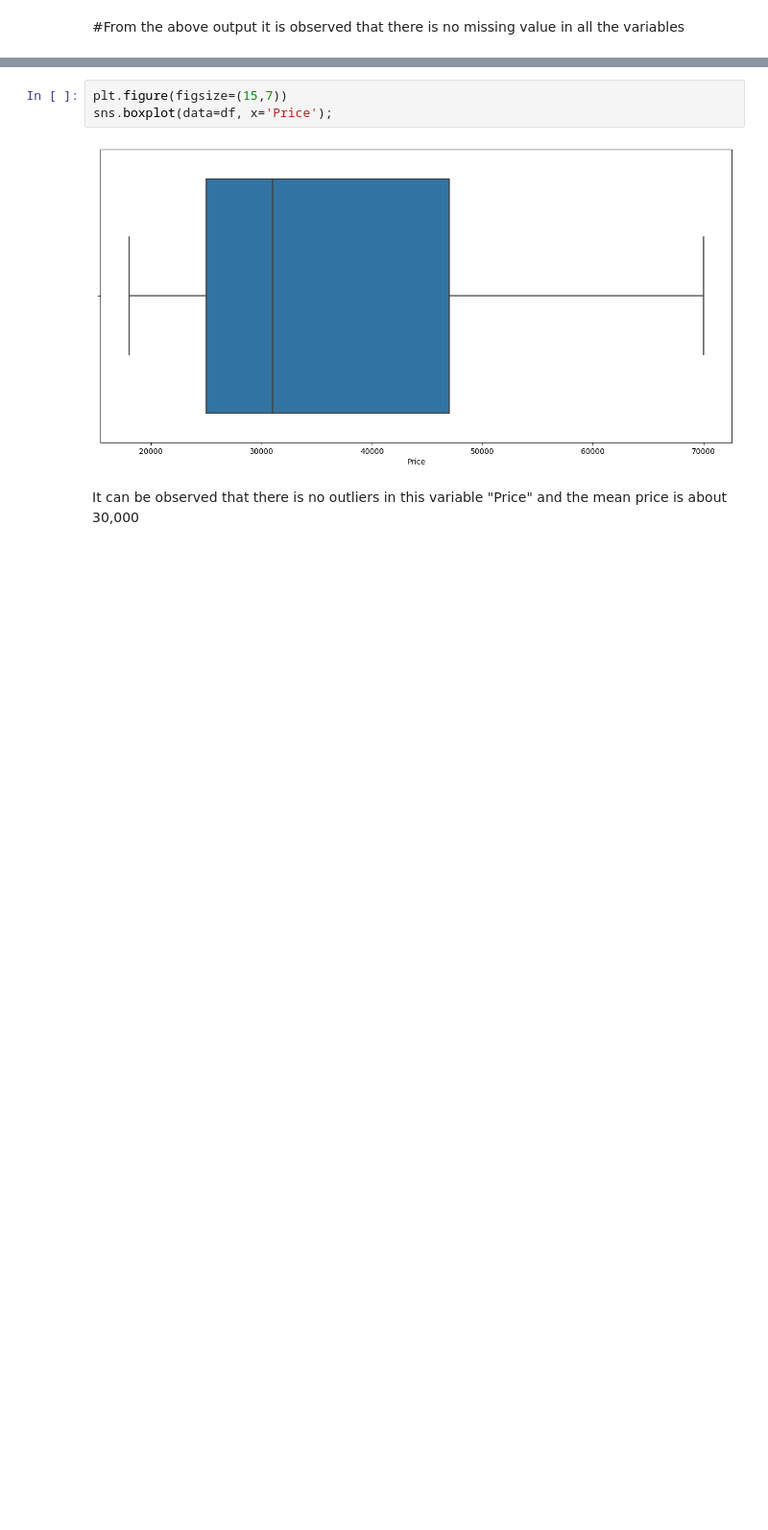
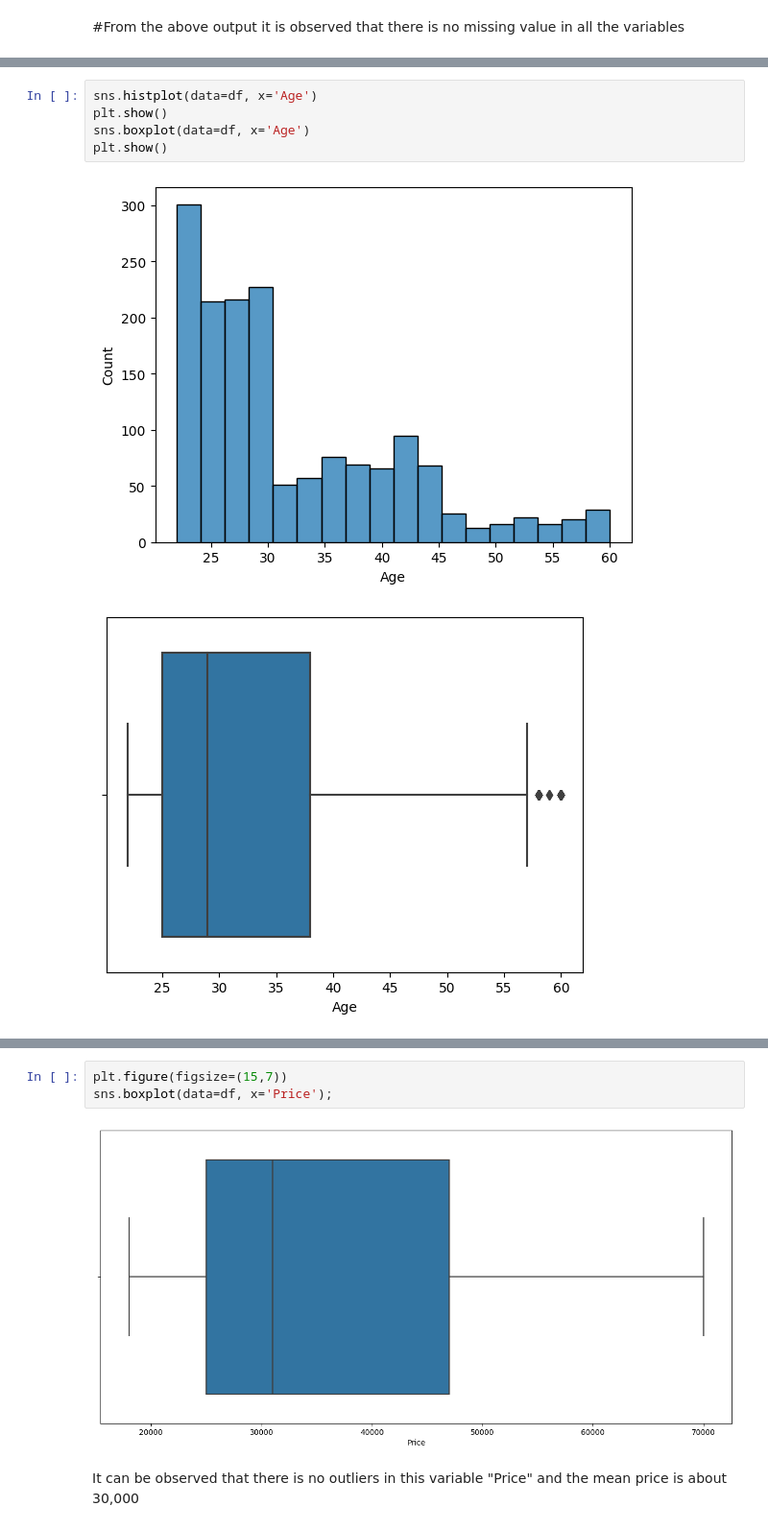
Before and after one commit to Ebipademp/nbte_directory, a Jupyter notebook: Python_makeupProject.ipynb, the cells around one changed output, grey strips where cells are left out. Shown at 96% size. Drawn from its saved outputs; the diff is of its cells as text; blank space fills up the shorter version.

```diff
--- a/Python_makeupProject.ipynb
+++ b/Python_makeupProject.ipynb
@@ -101,0 +165,8 @@ sns.histplot(data=df, x='Price');
+# %%
+sns.histplot(data=df, x='Age')
+plt.show()
+sns.boxplot(data=df, x='Age')
+plt.show()
+# %% [output]
+[figure, added]
+[figure, added]
```
Also changed, not shown: parts of 55 cells of this notebook.
